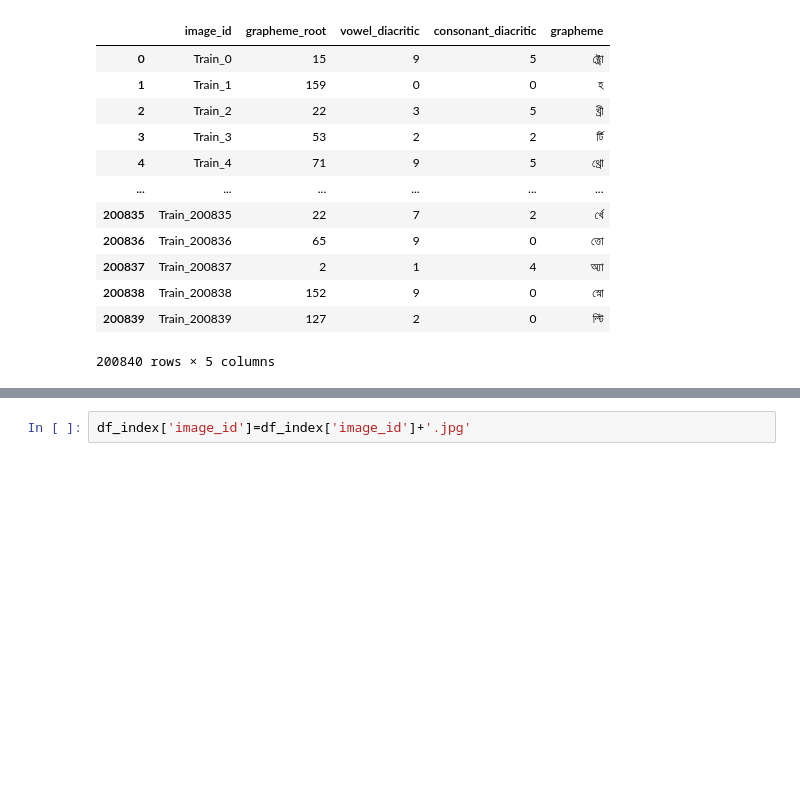
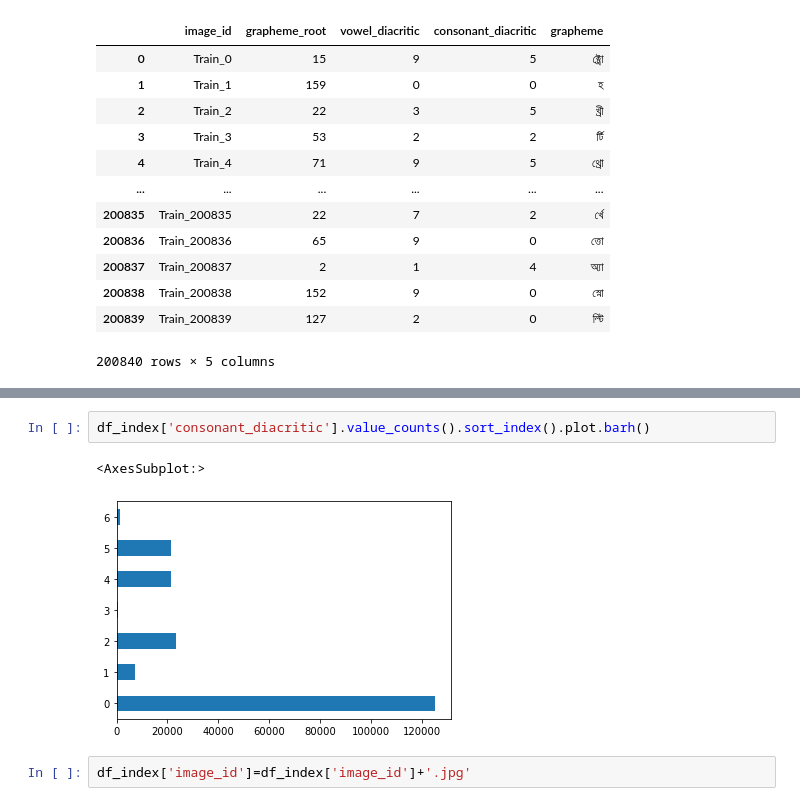
Before and after one commit to bethsung1011/capstone_2, a Jupyter notebook: src/3_29_2021_dry_run.ipynb, the cells around one changed output, grey strips where cells are left out. Drawn from its saved outputs; the diff is of its cells as text; blank space fills up the shorter version.

```diff
--- a/src/3_29_2021_dry_run.ipynb
+++ b/src/3_29_2021_dry_run.ipynb
@@ -53,3 +68,8 @@ df_index
+# %%
+df_index['consonant_diacritic'].value_counts().sort_index().plot.barh()
+# %% [output]
+<AxesSubplot:>
+[figure, added]
 # %%
 df_index['image_id']=df_index['image_id']+'.jpg'
 # %%
```
Also changed, not shown: parts of 11 cells of this notebook, 1 other file.
